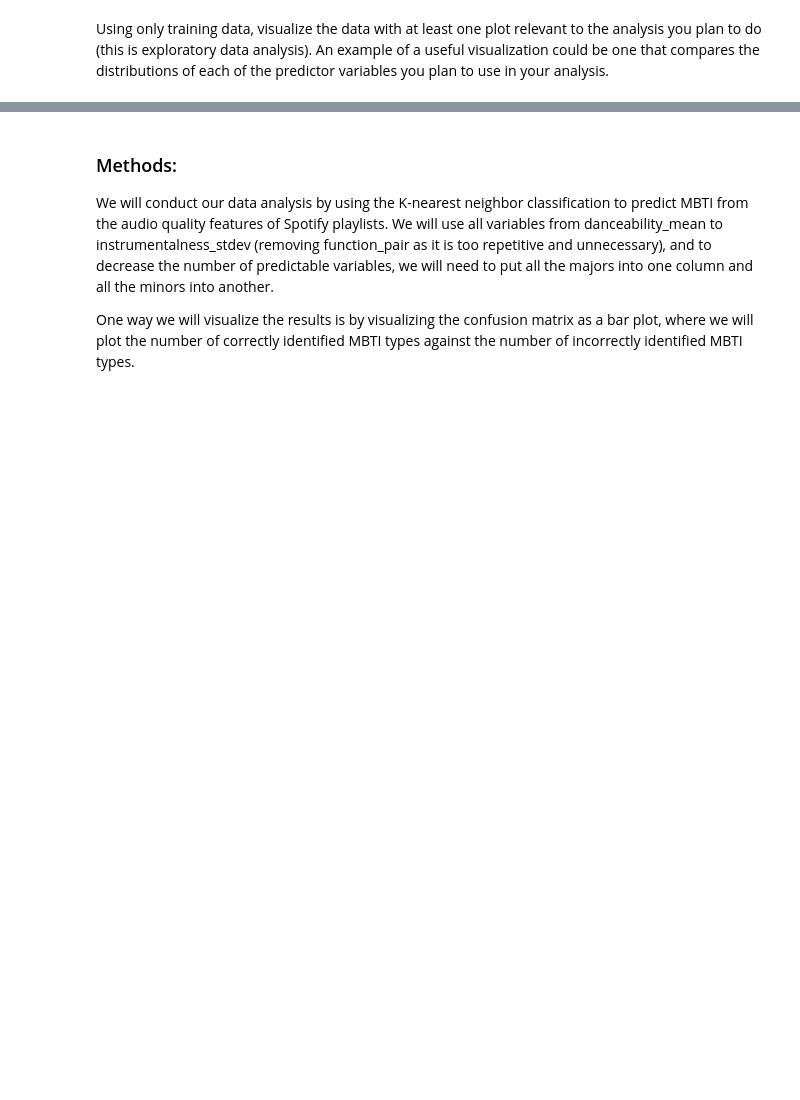
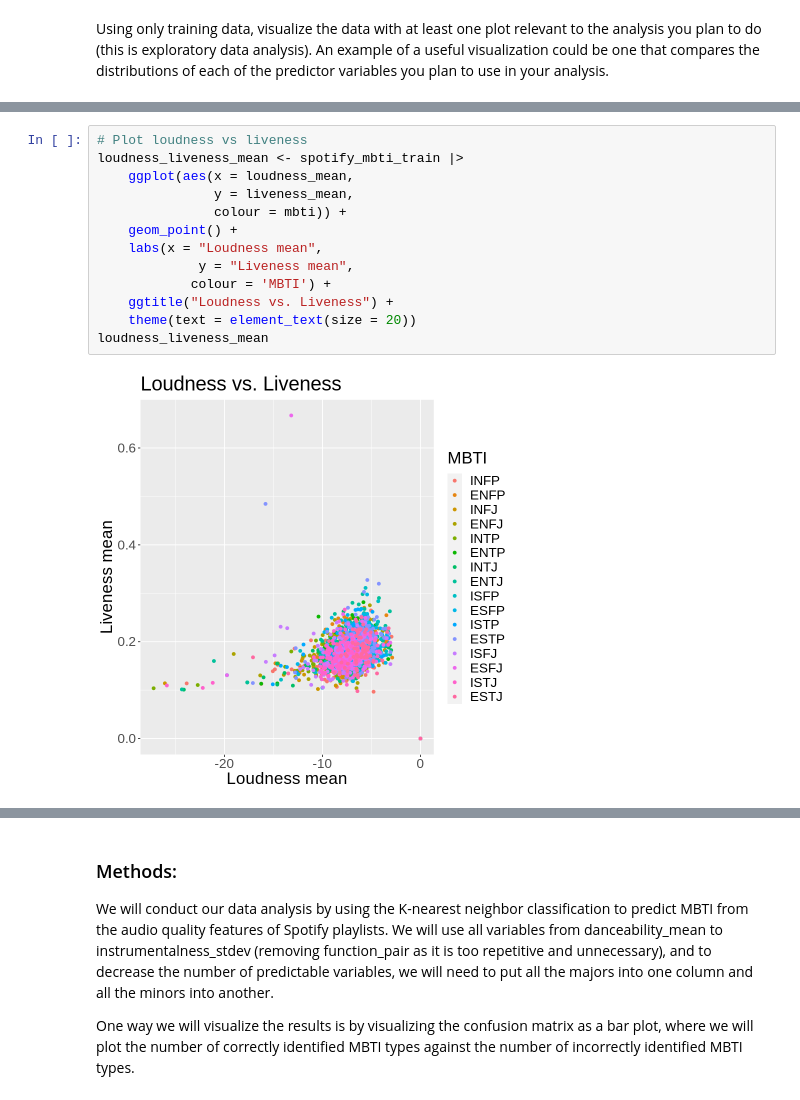
Before and after one commit to ccliang4/dsci-100-2022w1-sec-005-group-28, a Jupyter notebook: Group Project Proposal.ipynb, the cells around one changed output, grey strips where cells are left out. Cells and saved outputs as stored; diff of their text form; blank space fills up the shorter version.

Commit message:
Added more visualizations

```diff
--- a/Group Project Proposal.ipynb
+++ b/Group Project Proposal.ipynb
@@ -225,0 +242,15 @@ Using only training data, visualize the data with at least one plot relevant to
+# %%
+# Plot loudness vs liveness
+loudness_liveness_mean <- spotify_mbti_train |>
+    ggplot(aes(x = loudness_mean,
+               y = liveness_mean,
+               colour = mbti)) +
+    geom_point() +
+    labs(x = "Loudness mean",
+             y = "Liveness mean",
+            colour = 'MBTI') +
+    ggtitle("Loudness vs. Liveness") +
+    theme(text = element_text(size = 20))
+loudness_liveness_mean
+# %% [output]
+[figure, added]
```
Also changed, not shown: parts of 7 cells of this notebook.
